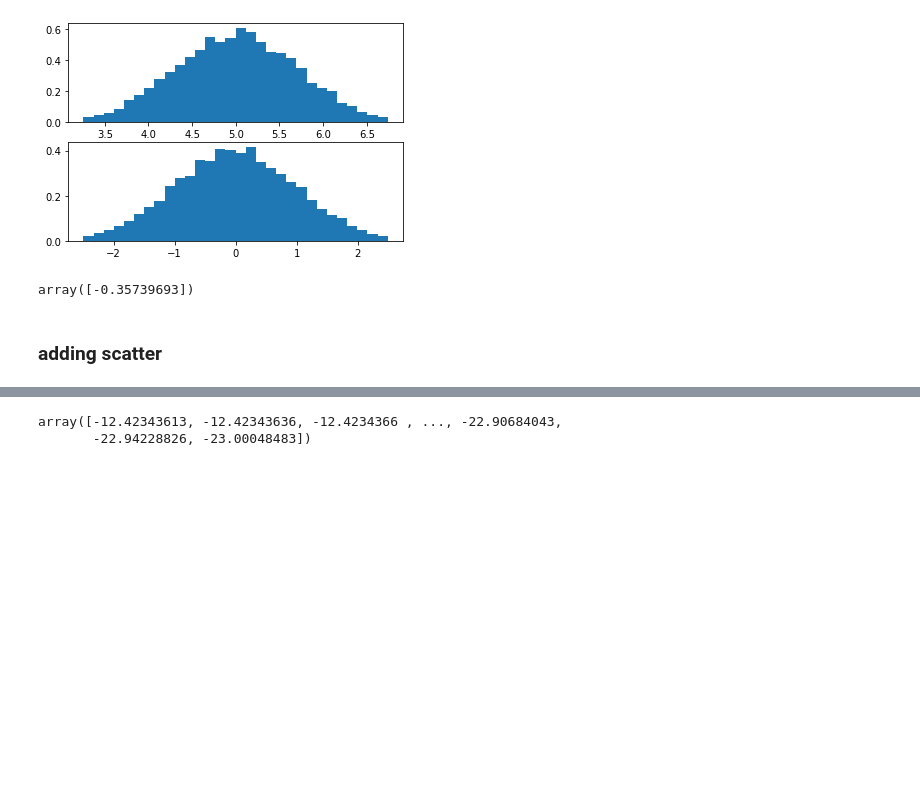
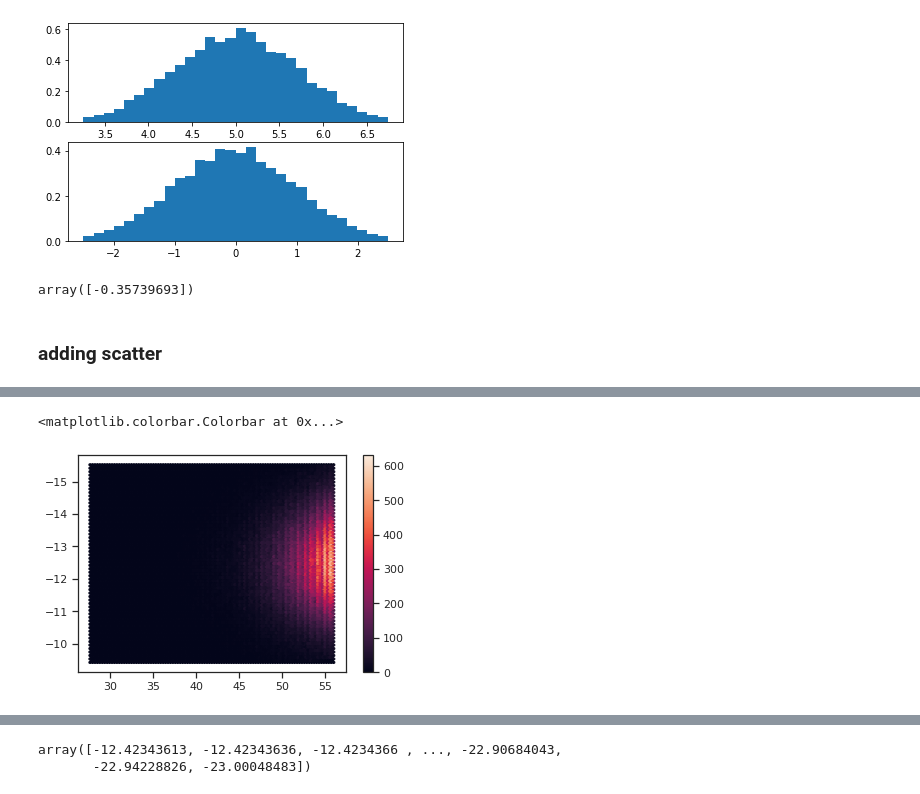
Before and after one commit to zhengyun0215/mock, a Jupyter notebook: newmag.ipynb, the cells around one changed output, grey strips where cells are left out. Cells and saved outputs as stored; diff of their text form; code cells hidden in the pictures; blank space fills up the shorter version.

```diff
--- a/newmag.ipynb
+++ b/newmag.ipynb
@@ -339,0 +386,7 @@ for mag in newmag_99:
+# %%
+plt.hexbin(cut_new,mags)
+plt.gca().invert_yaxis()
+plt.colorbar()
+# %% [output]
+<matplotlib.colorbar.Colorbar at 0x...>
+[figure, added]
```
Also changed, not shown: parts of 43 cells of this notebook, 9 other files.
